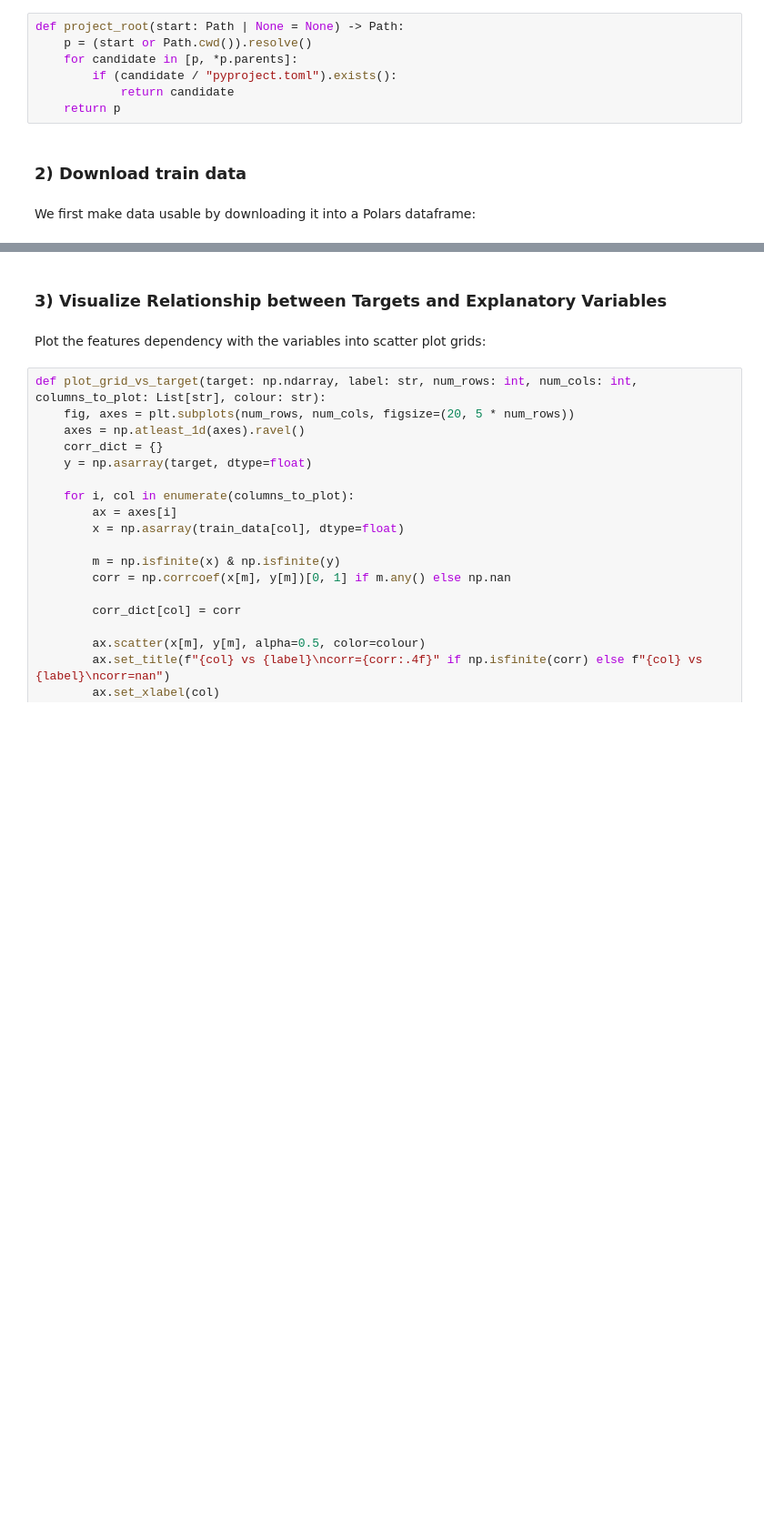
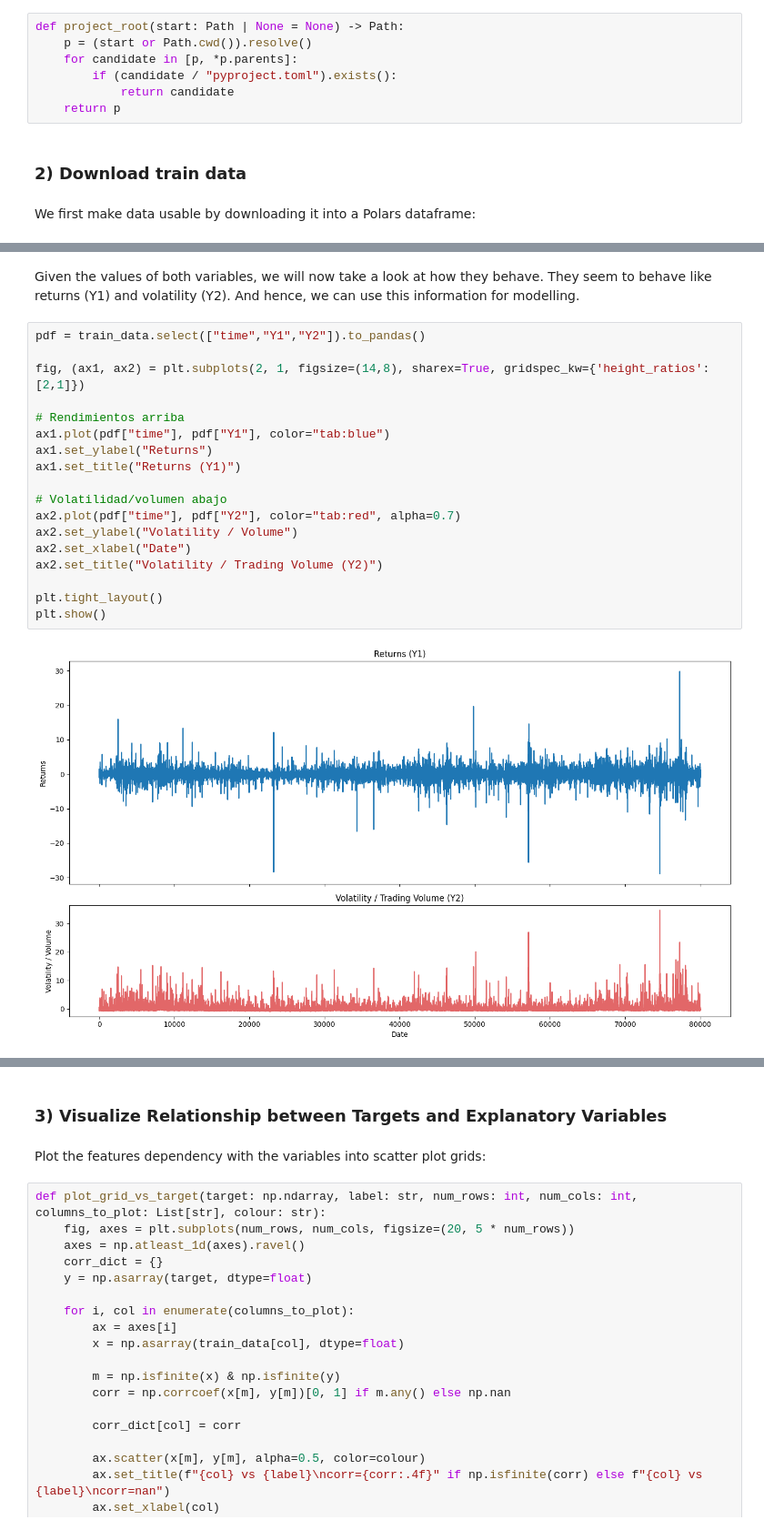
Before and after one commit to maurosuetta/QuantChallenge-2025, a Jupyter notebook: notebooks/research.ipynb, the cells around one changed output, grey strips where cells are left out. Shown at 91% size. Saved outputs shown, nothing was run; the diff lists cells and outputs as text; blank space fills up the shorter version.

```diff
--- a/notebooks/research.ipynb
+++ b/notebooks/research.ipynb
@@ -67,3 +70,25 @@ shape: (5, 18)
 │ 4   ┆ 80008 ┆ -0.371423 ┆ -0.106279 ┆ … ┆ 0.518678  ┆ -0.028775 ┆ -0.61062  ┆ -0.846772 │
 │ 5   ┆ 80009 ┆ -0.309393 ┆ -0.015144 ┆ … ┆ 0.185197  ┆ -0.150254 ┆ -1.08019  ┆ -0.685936 │
 └─────┴───────┴───────────┴───────────┴───┴───────────┴───────────┴───────────┴───────────┘
+# %% [markdown]
+Given the values of both variables, we will now take a look at how they behave. They seem to behave like returns (Y1) and volatility (Y2). And hence, we can use this information for modelling.
+# %%
+pdf = train_data.select(["time","Y1","Y2"]).to_pandas()
+
+fig, (ax1, ax2) = plt.subplots(2, 1, figsize=(14,8), sharex=True, gridspec_kw={'height_ratios':[2,1]})
+
+# Rendimientos arriba
+ax1.plot(pdf["time"], pdf["Y1"], color="tab:blue")
+ax1.set_ylabel("Returns")
+ax1.set_title("Returns (Y1)")
+
+# Volatilidad/volumen abajo
+ax2.plot(pdf["time"], pdf["Y2"], color="tab:red", alpha=0.7)
+ax2.set_ylabel("Volatility / Volume")
+ax2.set_xlabel("Date")
+ax2.set_title("Volatility / Trading Volume (Y2)")
+
+plt.tight_layout()
+plt.show()
+# %% [output]
+[figure, added]
```
Also changed, not shown: parts of 13 cells of this notebook, 2 other files.
